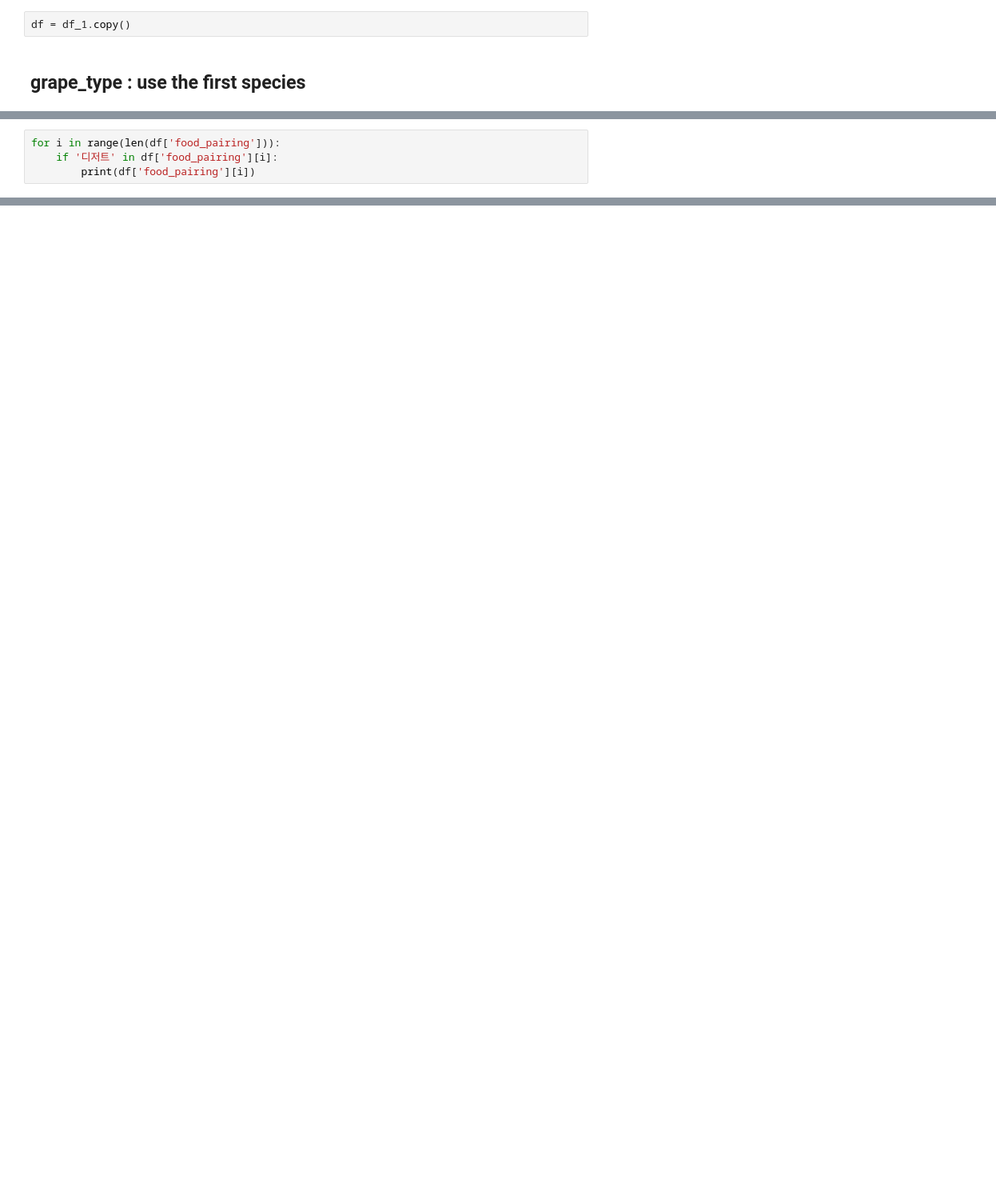
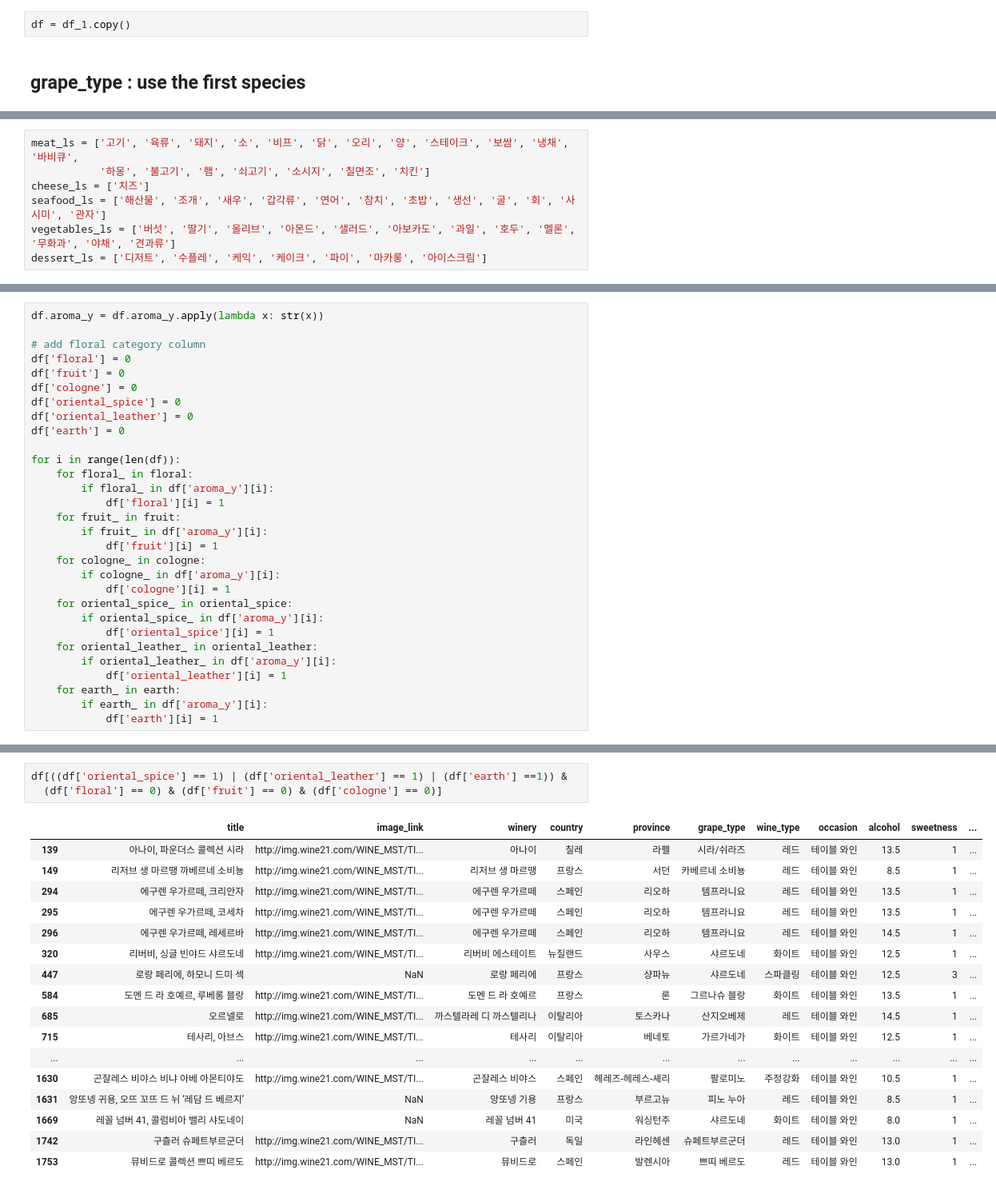
Before and after one commit to tedroutine/wine_recommendation_modeling, a Jupyter notebook: Wine_Recommendation.ipynb, the cells around one changed output, grey strips where cells are left out. Shown: that part at 80% size. Drawn from its saved outputs; the diff is of its cells as text; blank space fills up the shorter version.

```diff
--- a/Wine_Recommendation.ipynb
+++ b/Wine_Recommendation.ipynb
@@ -87,7 +108,3 @@ array(['바르베라', '샤르도네', '피노 누아', '카베르네 소비뇽'
 - seafood : 해산물, 조개, 새우, 갑각류, 연어, 참치, 초밥, 생선, 굴, 회, 사시미, 관자,
 - vegetables : 버섯, 딸기, 올리브, 아몬드, 샐러드, 아보카도, 과일, 호두, 멜론, 무화과, 야채, 견과류,
 - dessert : 디저트, 수플레, 케익, 케이크, 파이, 마카롱, 아이스크림,
-# %%
-for i in range(len(df['food_pairing'])):
-    if '디저트' in df['food_pairing'][i]:
-        print(df['food_pairing'][i])
@@ -111,0 +111,7 @@ for i in range(len(df['food_pairing'])):
+# %%
+meat_ls = ['고기', '육류', '돼지', '소', '비프', '닭', '오리', '양', '스테이크', '보쌈', '냉채', '바비큐',
+           '하몽', '불고기', '햄', '쇠고기', '소시지', '칠면조', '치킨']
+cheese_ls = ['치즈']
+seafood_ls = ['해산물', '조개', '새우', '갑각류', '연어', '참치', '초밥', '생선', '굴', '회', '사시미', '관자']
+vegetables_ls = ['버섯', '딸기', '올리브', '아몬드', '샐러드', '아보카도', '과일', '호두', '멜론', '무화과', '야채', '견과류']
+dessert_ls = ['디저트', '수플레', '케익', '케이크', '파이', '마카롱', '아이스크림']
@@ -111,0 +175,30 @@ for i in range(len(df['food_pairing'])):
+# %%
+df.aroma_y = df.aroma_y.apply(lambda x: str(x))
+
+# add floral category column
+df['floral'] = 0
+df['fruit'] = 0
+df['cologne'] = 0
+df['oriental_spice'] = 0
+df['oriental_leather'] = 0
+df['earth'] = 0
+
+for i in range(len(df)):
+    for floral_ in floral:
+        if floral_ in df['aroma_y'][i]:
+            df['floral'][i] = 1
+    for fruit_ in fruit:
+        if fruit_ in df['aroma_y'][i]:
+            df['fruit'][i] = 1
+    for cologne_ in cologne:
+        if cologne_ in df['aroma_y'][i]:
+            df['cologne'][i] = 1
+    for oriental_spice_ in oriental_spice:
+        if oriental_spice_ in df['aroma_y'][i]:
+            df['oriental_spice'][i] = 1
+    for oriental_leather_ in oriental_leather:
+        if oriental_leather_ in df['aroma_y'][i]:
+            df['oriental_leather'][i] = 1
+    for earth_ in earth:
+        if earth_ in df['aroma_y'][i]:
+            df['earth'][i] = 1
@@ -111,0 +254,21 @@ for i in range(len(df['food_pairing'])):
+# %%
+df[((df['oriental_spice'] == 1) | (df['oriental_leather'] == 1) | (df['earth'] ==1)) &
+  (df['floral'] == 0) & (df['fruit'] == 0) & (df['cologne'] == 0)]
+# %% [output]
+|  | title | image_link | winery | country | province | grape_type | wine_type | occasion | alcohol | sweetness | ... |
+| 139 | 아나이, 파운더스 콜렉션 시라 | http://img.wine21.com/WINE_MST/TI... | 아나이 | 칠레 | 라펠 | 시라/쉬라즈 | 레드 | 테이블 와인 | 13.5 | 1 | ... |
+| 149 | 리저브 생 마르땡 까베르네 소비뇽 | http://img.wine21.com/WINE_MST/TI... | 리저브 생 마르땡 | 프랑스 | 서던 | 카베르네 소비뇽 | 레드 | 테이블 와인 | 8.5 | 1 | ... |
+| 294 | 에구렌 우가르떼, 크리안자 | http://img.wine21.com/WINE_MST/TI... | 에구렌 우가르떼 | 스페인 | 리오하 | 템프라니요 | 레드 | 테이블 와인 | 13.5 | 1 | ... |
+| 295 | 에구렌 우가르떼, 코세차 | http://img.wine21.com/WINE_MST/TI... | 에구렌 우가르떼 | 스페인 | 리오하 | 템프라니요 | 레드 | 테이블 와인 | 13.5 | 1 | ... |
+| 296 | 에구렌 우가르떼, 레세르바 | http://img.wine21.com/WINE_MST/TI... | 에구렌 우가르떼 | 스페인 | 리오하 | 템프라니요 | 레드 | 테이블 와인 | 14.5 | 1 | ... |
+| 320 | 리버비, 싱글 빈야드 샤르도네 | http://img.wine21.com/WINE_MST/TI... | 리버비 에스테이트 | 뉴질랜드 | 사우스 | 샤르도네 | 화이트 | 테이블 와인 | 12.5 | 1 | ... |
+| 447 | 로랑 페리에, 하모니 드미 섹 | NaN | 로랑 페리에 | 프랑스 | 샹파뉴 | 샤르도네 | 스파클링 | 테이블 와인 | 12.5 | 3 | ... |
+| 584 | 도멘 드 라 호예르, 루베롱 블랑 | http://img.wine21.com/WINE_MST/TI... | 도멘 드 라 호예르 | 프랑스 | 론 | 그르나슈 블랑 | 화이트 | 테이블 와인 | 13.5 | 1 | ... |
+| 685 | 오르넬로 | http://img.wine21.com/WINE_MST/TI... | 까스텔라레 디 까스텔리나 | 이탈리아 | 토스카나 | 산지오베제 | 레드 | 테이블 와인 | 14.5 | 1 | ... |
+| 715 | 테사리, 아브스 | http://img.wine21.com/WINE_MST/TI... | 테사리 | 이탈리아 | 베네토 | 가르가네가 | 화이트 | 테이블 와인 | 12.5 | 1 | ... |
+| ... | ... | ... | ... | ... | ... | ... | ... | ... | ... | ... | ... |
+| 1630 | 곤잘레스 비야스 비냐 아베 아몬티야도 | http://img.wine21.com/WINE_MST/TI... | 곤잘레스 비야스 | 스페인 | 헤레즈-헤레스-셰리 | 팔로미노 | 주정강화 | 테이블 와인 | 10.5 | 1 | ... |
+| 1631 | 앙또넹 귀용, 오뜨 꼬뜨 드 뉘 ‘레담 드 베르지’ | NaN | 앙또넹 기용 | 프랑스 | 부르고뉴 | 피노 누아 | 레드 | 테이블 와인 | 8.5 | 1 | ... |
+| 1669 | 레꼴 넘버 41, 콜럼비아 밸리 샤도네이 | NaN | 레꼴 넘버 41 | 미국 | 워싱턴주 | 샤르도네 | 화이트 | 테이블 와인 | 8.0 | 1 | ... |
+| 1742 | 구츨러 슈페트부르군더 | http://img.wine21.com/WINE_MST/TI... | 구츨러 | 독일 | 라인헤센 | 슈페트부르군더 | 레드 | 테이블 와인 | 13.0 | 1 | ... |
+| 1753 | 뮤비드로 콜렉션 쁘띠 베르도 | http://img.wine21.com/WINE_MST/TI... | 뮤비드로 | 스페인 | 발렌시아 | 쁘띠 베르도 | 레드 | 테이블 와인 | 13.0 | 1 | ... |
```
Also changed, not shown: parts of 59 cells of this notebook.
